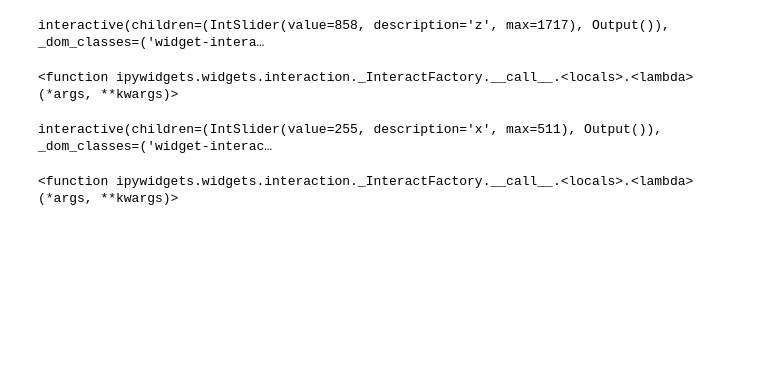
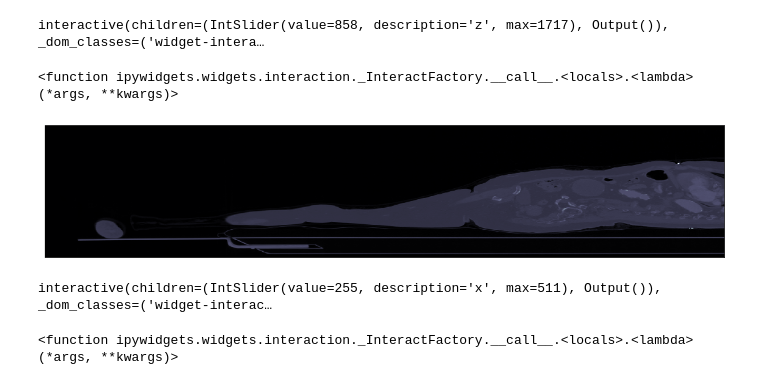
Before and after one commit to vbakhteev/CT-aorta-segmentation, a Jupyter notebook: notebooks/visualisation.ipynb, the cells around one changed output. Cells and saved outputs as stored; diff of their text form; code cells hidden in the pictures; blank space fills up the shorter version.

```diff
--- a/notebooks/visualisation.ipynb
+++ b/notebooks/visualisation.ipynb
@@ -20,6 +26,10 @@ interact(patient.horizontal_plot, z=(0, patient.shape[0]-1))
 # %% [output]
 interactive(children=(IntSlider(value=858, description='z', max=1717), Output()), _dom_classes=('widget-intera…
 <function ipywidgets.widgets.interaction._InteractFactory.__call__.<locals>.<lambda>(*args, **kwargs)>
+# %%
+patient.longitudinal_plot(x=300)
+# %% [output]
+[figure, added]
 # %%
 interact(patient.longitudinal_plot, x=(0, patient.shape[2]-1))
 # %% [output]
```
Also changed, not shown: parts of 3 cells of this notebook.
